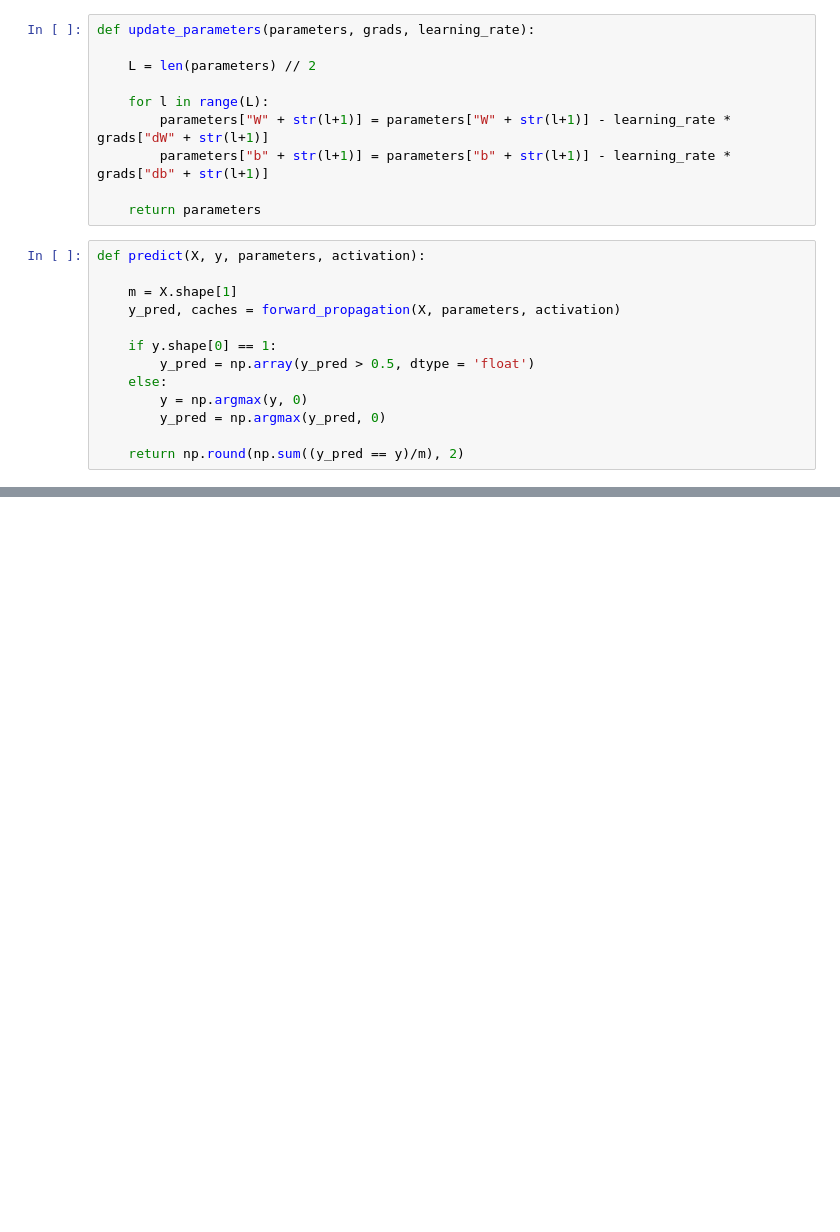
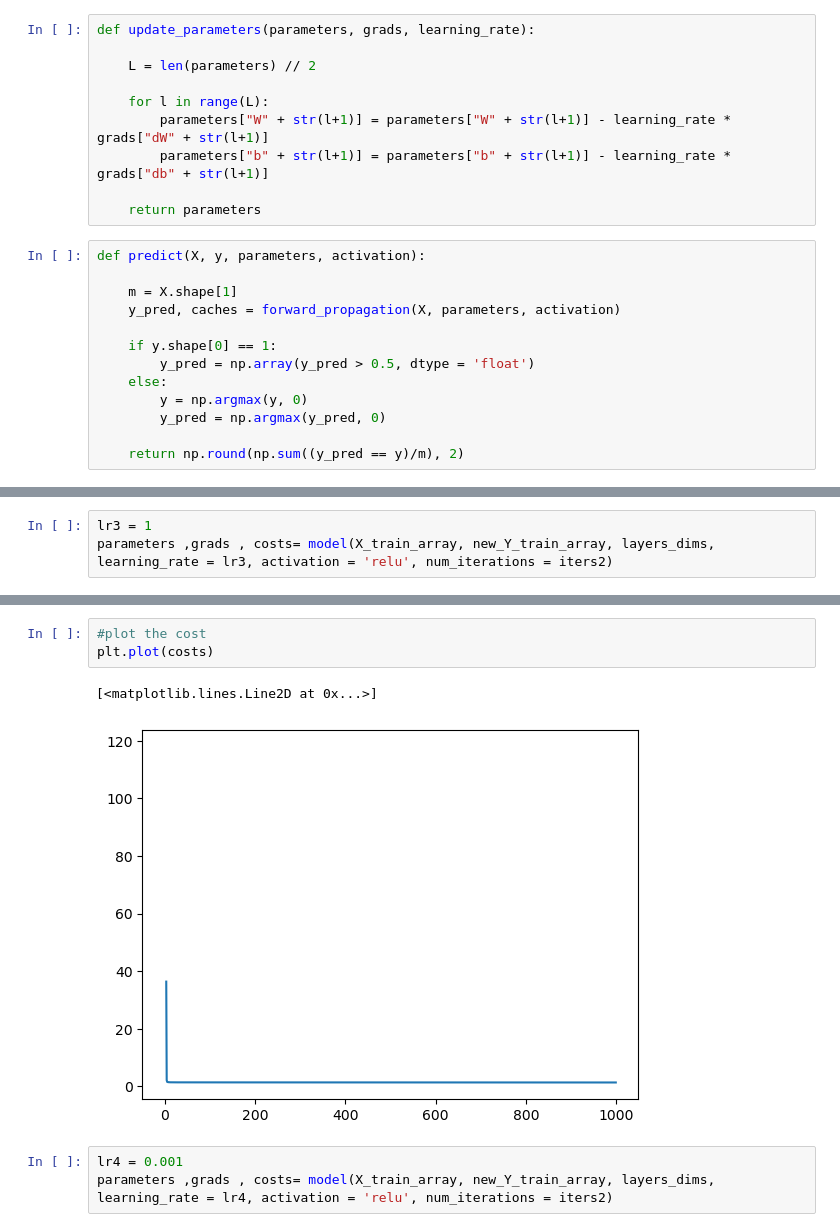
Before and after one commit to 210352R/NN_From_Scratch, a Jupyter notebook: test.ipynb, the cells around one changed output, grey strips where cells are left out. Cells and saved outputs as stored; diff of their text form; blank space fills up the shorter version.

```diff
--- a/test.ipynb
+++ b/test.ipynb
@@ -228,0 +383,3 @@ parameters
+# %%
+lr3 = 1
+parameters ,grads , costs= model(X_train_array, new_Y_train_array, layers_dims, learning_rate = lr3, activation = 'relu', num_iterations = iters2)
@@ -228,0 +406,9 @@ parameters
+# %%
+#plot the cost
+plt.plot(costs)
+# %% [output]
+[<matplotlib.lines.Line2D at 0x...>]
+[figure, added]
+# %%
+lr4 = 0.001
+parameters ,grads , costs= model(X_train_array, new_Y_train_array, layers_dims, learning_rate = lr4, activation = 'relu', num_iterations = iters2)
```
Also changed, not shown: parts of 32 cells of this notebook, 19 other files.
